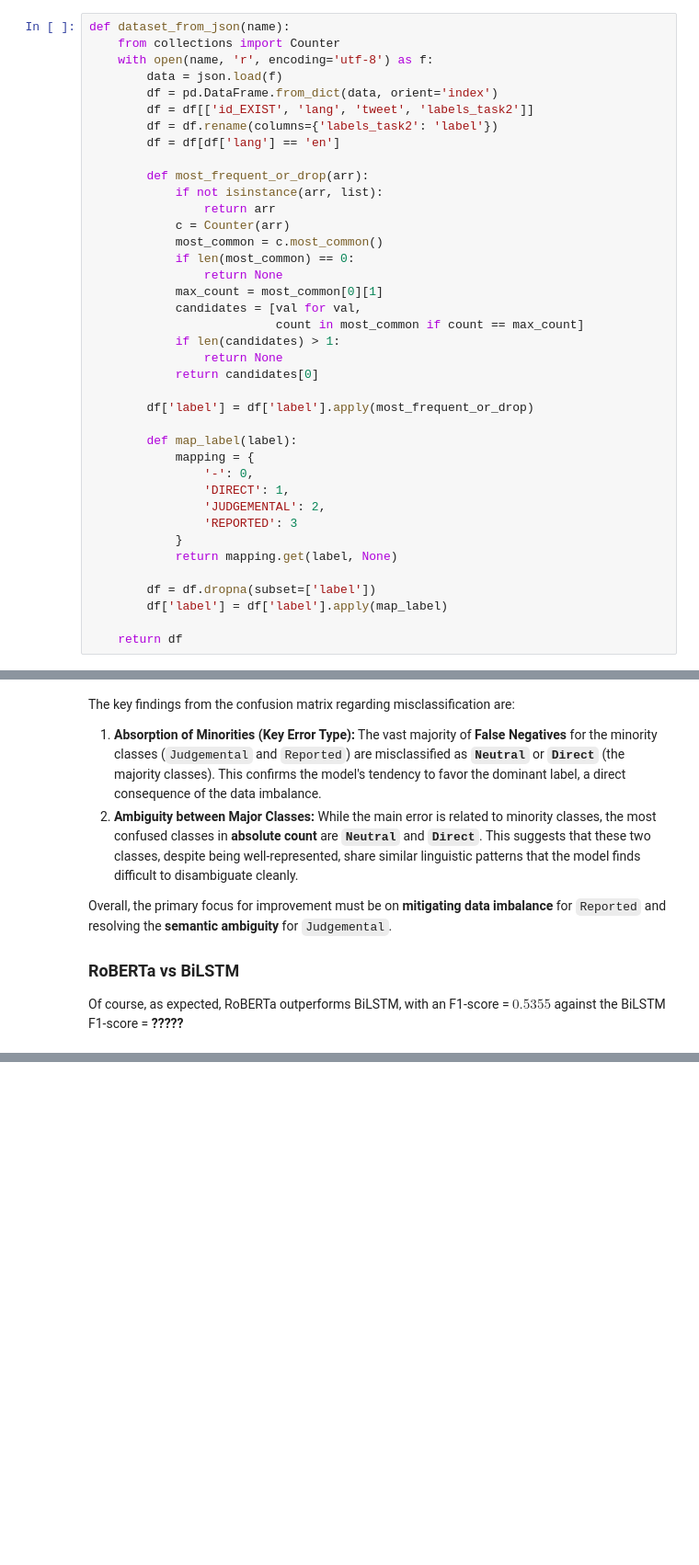
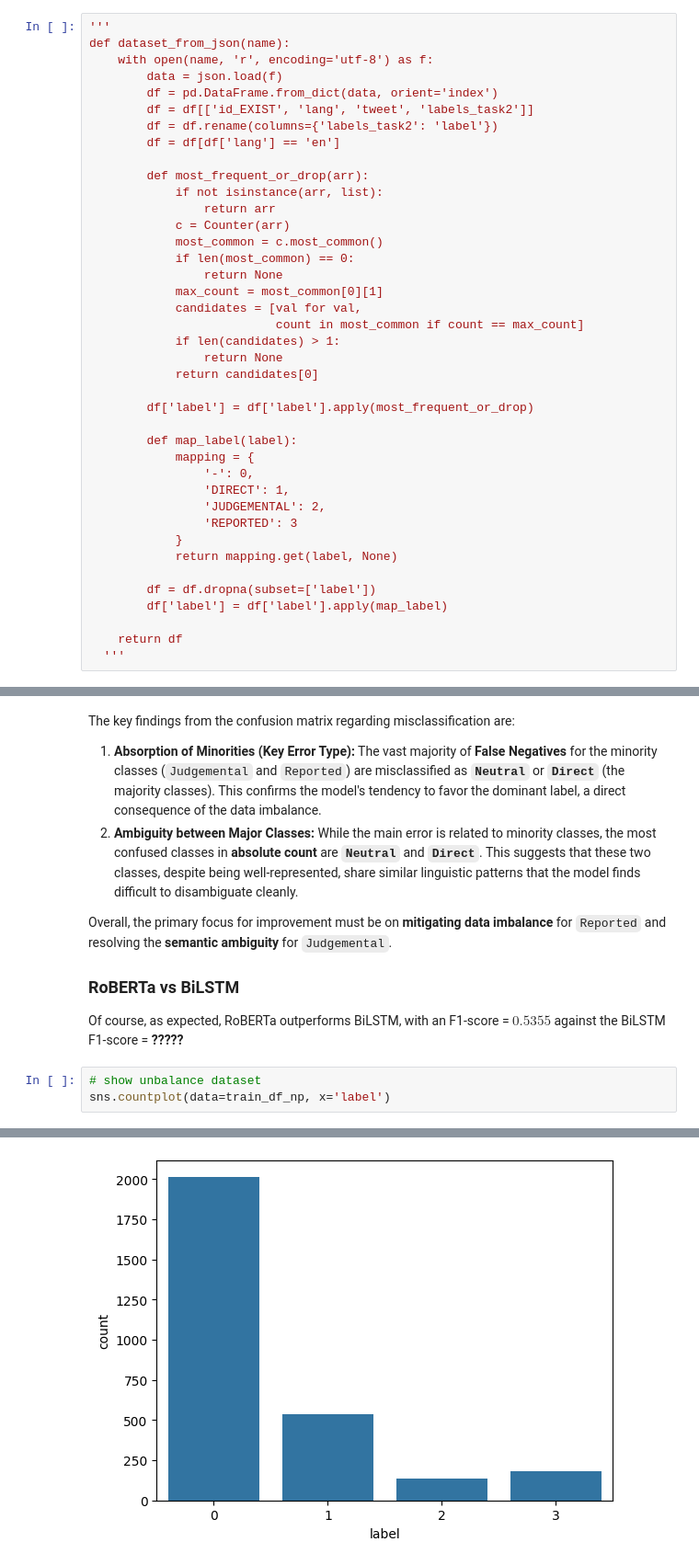
Before and after one commit to mattialodi0/progNLP, a Jupyter notebook: assignment-1/draft.ipynb, the cells around one changed output, grey strips where cells are left out. Shown at 92% size. Cells and saved outputs as stored; diff of their text form; blank space fills up the shorter version.

```diff
--- a/assignment-1/draft.ipynb
+++ b/assignment-1/draft.ipynb
@@ -106,6 +144,6 @@ Mounted at /content/drive
 # %%
+'''
 def dataset_from_json(name):
-    from collections import Counter
     with open(name, 'r', encoding='utf-8') as f:
         data = json.load(f)
         df = pd.DataFrame.from_dict(data, orient='index')
@@ -142,4 +180,5 @@ def dataset_from_json(name):
         df['label'] = df['label'].apply(map_label)
 
     return df
+  '''
 # %%
@@ -2735,3 +3193,7 @@ Overall, the primary focus for improvement must be on **mitigating data imbalanc
 
 ### RoBERTa vs BiLSTM
 Of course, as expected, RoBERTa outperforms BiLSTM, with an F1-score = $0.5355$ against the BiLSTM F1-score = **?????**
+# %%
+# show unbalance dataset
+sns.countplot(data=train_df_np, x='label')
+# %% [output]
@@ -2737,0 +3201 @@ Of course, as expected, RoBERTa outperforms BiLSTM, with an F1-score = $0.5355$
+[figure, added]
```
Also changed, not shown: parts of 57 cells of this notebook, 1 other file.
